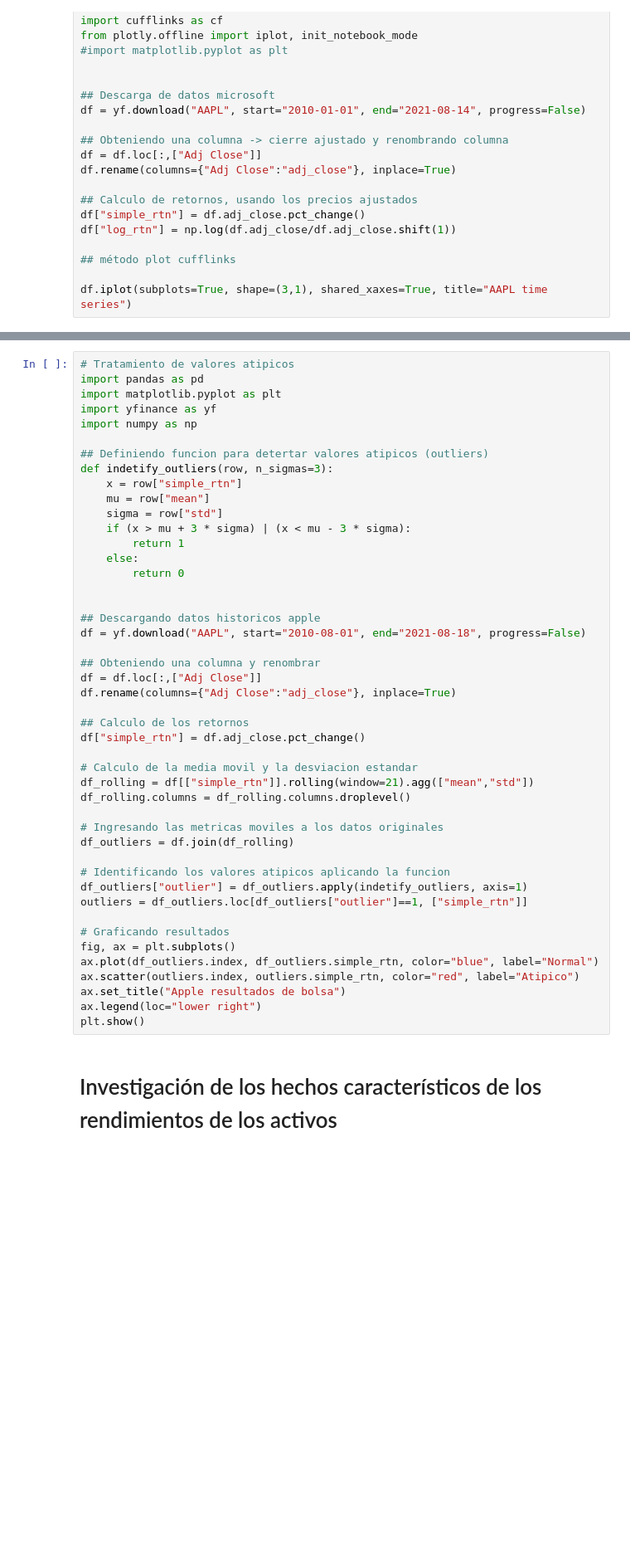
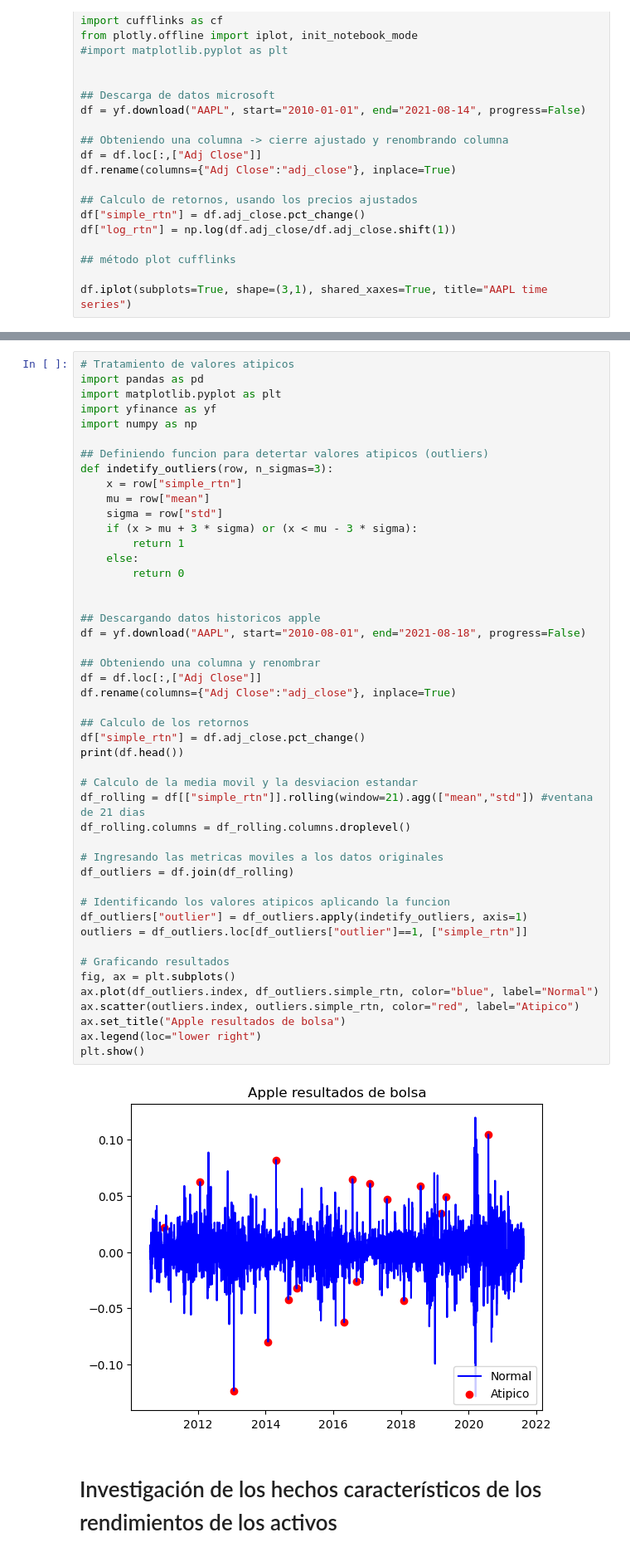
Before and after one commit to MkCst/QuantitativeAnalysis, a Jupyter notebook: A0DataPreprocessing.ipynb, the cells around one changed output, grey strips where cells are left out. Shown at 83% size. Saved outputs shown, nothing was run; the diff lists cells and outputs as text; blank space fills up the shorter version.

```diff
--- a/A0DataPreprocessing.ipynb
+++ b/A0DataPreprocessing.ipynb
@@ -216,40 +229,43 @@ def indetify_outliers(row, n_sigmas=3):
     x = row["simple_rtn"]
     mu = row["mean"]
     sigma = row["std"]
-    if (x > mu + 3 * sigma) | (x < mu - 3 * sigma):
+    if (x > mu + 3 * sigma) or (x < mu - 3 * sigma):
         return 1
     else:
         return 0
 
 
 ## Descargando datos historicos apple
 df = yf.download("AAPL", start="2010-08-01", end="2021-08-18", progress=False)
 
 ## Obteniendo una columna y renombrar
 df = df.loc[:,["Adj Close"]]
 df.rename(columns={"Adj Close":"adj_close"}, inplace=True)
 
 ## Calculo de los retornos
 df["simple_rtn"] = df.adj_close.pct_change()
+print(df.head())
 
 # Calculo de la media movil y la desviacion estandar
-df_rolling = df[["simple_rtn"]].rolling(window=21).agg(["mean","std"])
+df_rolling = df[["simple_rtn"]].rolling(window=21).agg(["mean","std"]) #ventana de 21 dias
 df_rolling.columns = df_rolling.columns.droplevel()
 
 # Ingresando las metricas moviles a los datos originales
 df_outliers = df.join(df_rolling)
 
 # Identificando los valores atipicos aplicando la funcion
 df_outliers["outlier"] = df_outliers.apply(indetify_outliers, axis=1)
 outliers = df_outliers.loc[df_outliers["outlier"]==1, ["simple_rtn"]]
 
 # Graficando resultados
 fig, ax = plt.subplots()
 ax.plot(df_outliers.index, df_outliers.simple_rtn, color="blue", label="Normal")
 ax.scatter(outliers.index, outliers.simple_rtn, color="red", label="Atipico")
 ax.set_title("Apple resultados de bolsa")
 ax.legend(loc="lower right")
 plt.show()
+# %% [output]
+[figure, added]
 # %% [markdown]
 # Investigación de los hechos característicos de los rendimientos de los activos
 # %% [markdown]
```
Also changed, not shown: parts of 7 cells of this notebook.
